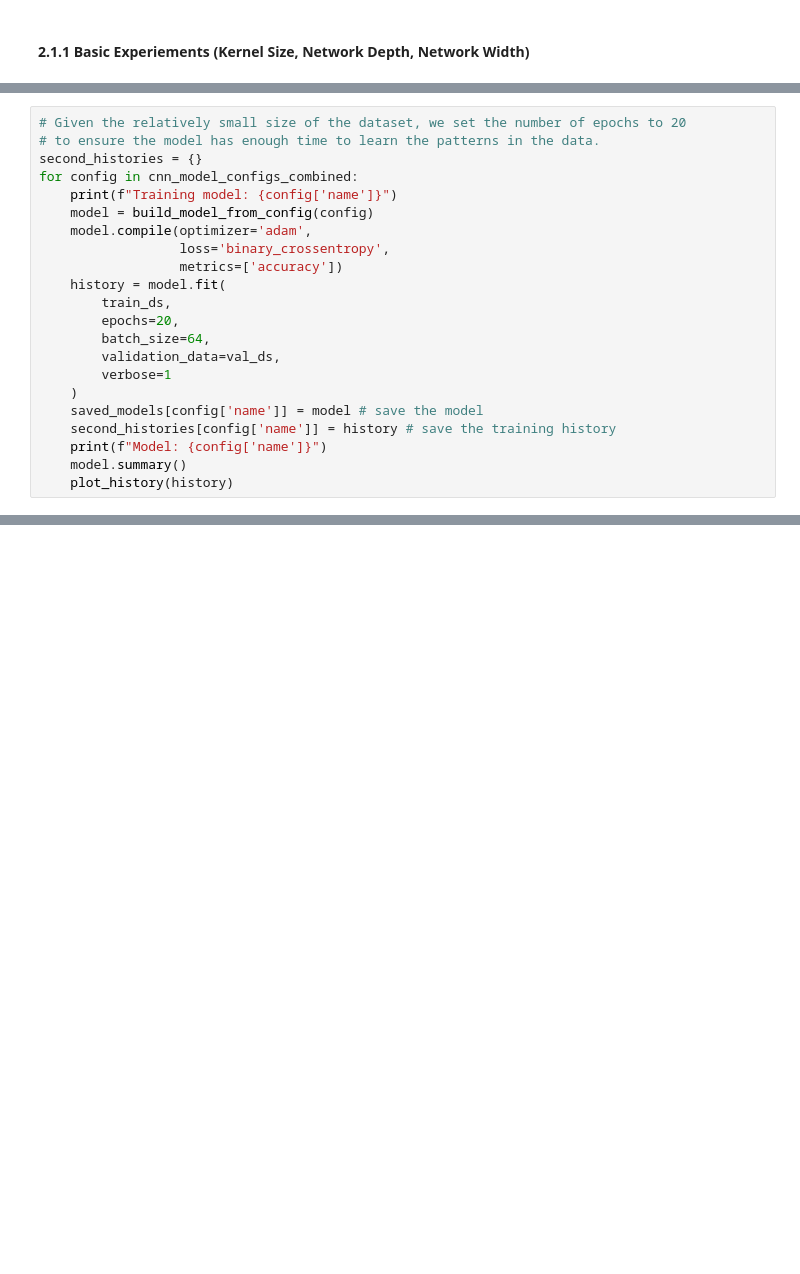
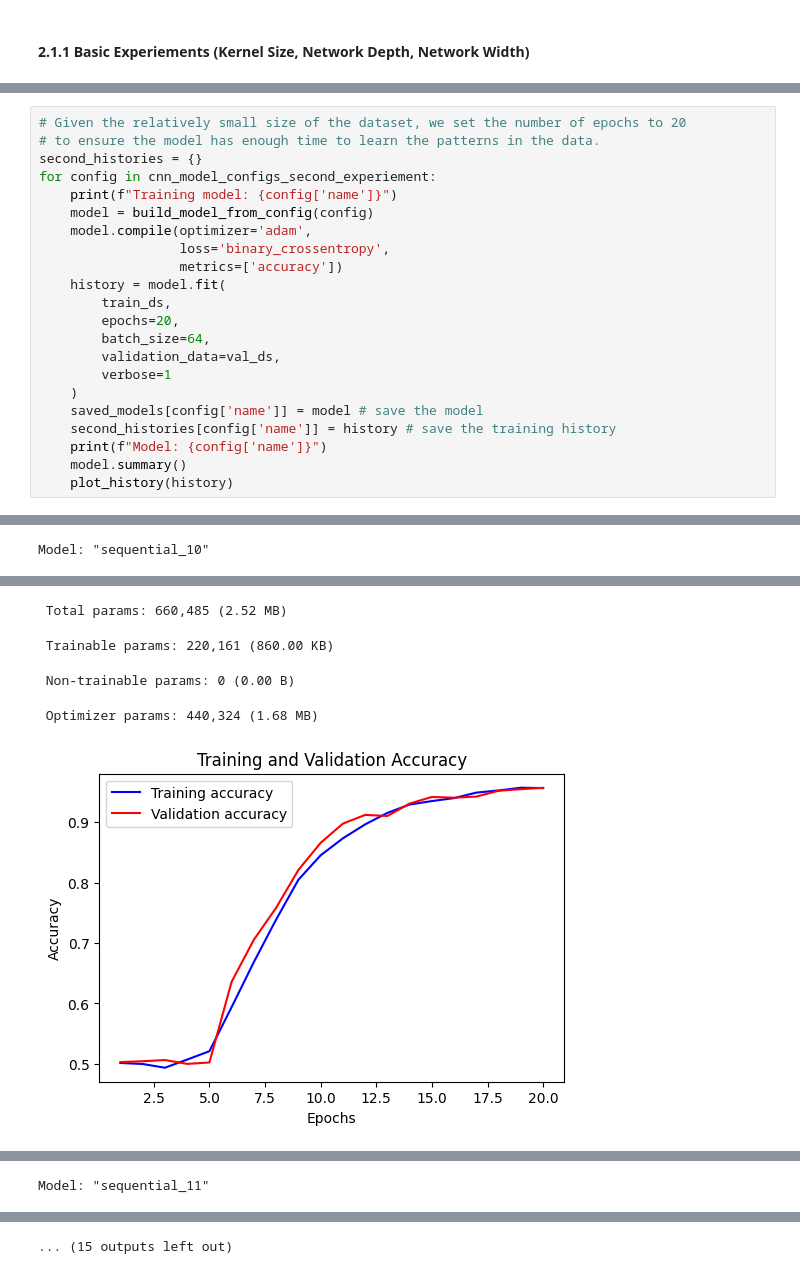
Before and after one commit to 1uoyuuu/COMP90086-CV, a Jupyter notebook: a2/COMP90086_asst2_2025.ipynb, the cells around one changed output, grey strips where cells are left out. Drawn from its saved outputs; the diff is of its cells as text; blank space fills up the shorter version.

```diff
--- a/a2/COMP90086_asst2_2025.ipynb
+++ b/a2/COMP90086_asst2_2025.ipynb
@@ -487,22 +364,0 @@ cnn_model_configs_combined = [
-# %%
-# Given the relatively small size of the dataset, we set the number of epochs to 20
-# to ensure the model has enough time to learn the patterns in the data.
-second_histories = {}
-for config in cnn_model_configs_combined:
-    print(f"Training model: {config['name']}")
-    model = build_model_from_config(config)
-    model.compile(optimizer='adam',
-                  loss='binary_crossentropy',
-                  metrics=['accuracy'])
-    history = model.fit(
-        train_ds,
-        epochs=20,
-        batch_size=64,
-        validation_data=val_ds,
-        verbose=1
-    )
-    saved_models[config['name']] = model # save the model
-    second_histories[config['name']] = history # save the training history
-    print(f"Model: {config['name']}")
-    model.summary()
-    plot_history(history)
@@ -1026,0 +452,23 @@ plot_samples_with_gradcam(final_model, samples_T, class_name='T', cols=num_examp
+# %%
+# Given the relatively small size of the dataset, we set the number of epochs to 20
+# to ensure the model has enough time to learn the patterns in the data.
+second_histories = {}
+for config in cnn_model_configs_second_experiement:
+    print(f"Training model: {config['name']}")
+    model = build_model_from_config(config)
+    model.compile(optimizer='adam',
+                  loss='binary_crossentropy',
+                  metrics=['accuracy'])
+    history = model.fit(
+        train_ds,
+        epochs=20,
+        batch_size=64,
+        validation_data=val_ds,
+        verbose=1
+    )
+    saved_models[config['name']] = model # save the model
+    second_histories[config['name']] = history # save the training history
+    print(f"Model: {config['name']}")
+    model.summary()
+    plot_history(history)
+# %% [output]
@@ -1026,0 +492 @@ plot_samples_with_gradcam(final_model, samples_T, class_name='T', cols=num_examp
+Model: "sequential_10"
@@ -1026,0 +512,5 @@ plot_samples_with_gradcam(final_model, samples_T, class_name='T', cols=num_examp
+ Total params: 660,485 (2.52 MB)
+ Trainable params: 220,161 (860.00 KB)
+ Non-trainable params: 0 (0.00 B)
+ Optimizer params: 440,324 (1.68 MB)
+[figure, added]
@@ -1026,0 +535 @@ plot_samples_with_gradcam(final_model, samples_T, class_name='T', cols=num_examp
+Model: "sequential_11"
@@ -1026,0 +555 @@ plot_samples_with_gradcam(final_model, samples_T, class_name='T', cols=num_examp
+... (15 outputs left out)
```
Also changed, not shown: parts of 61 cells of this notebook, 40 other files.
